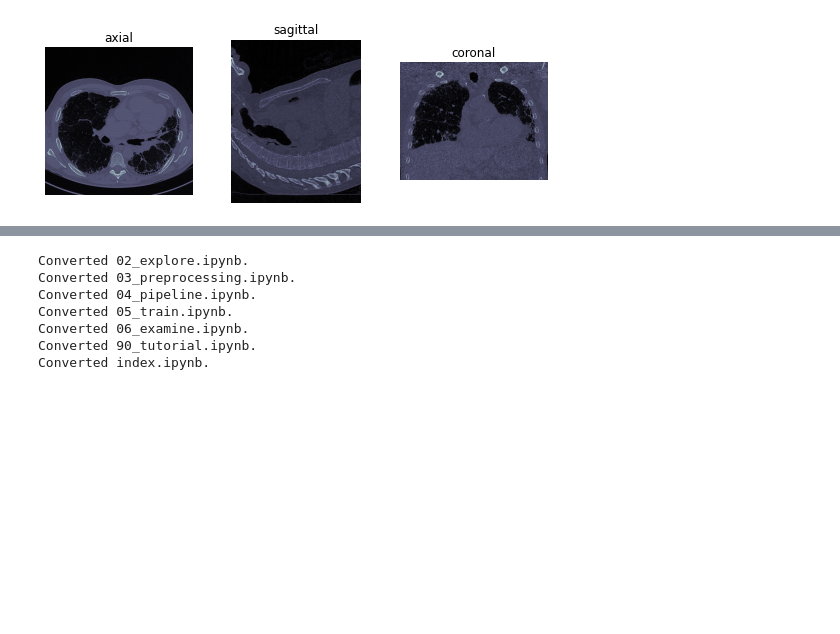
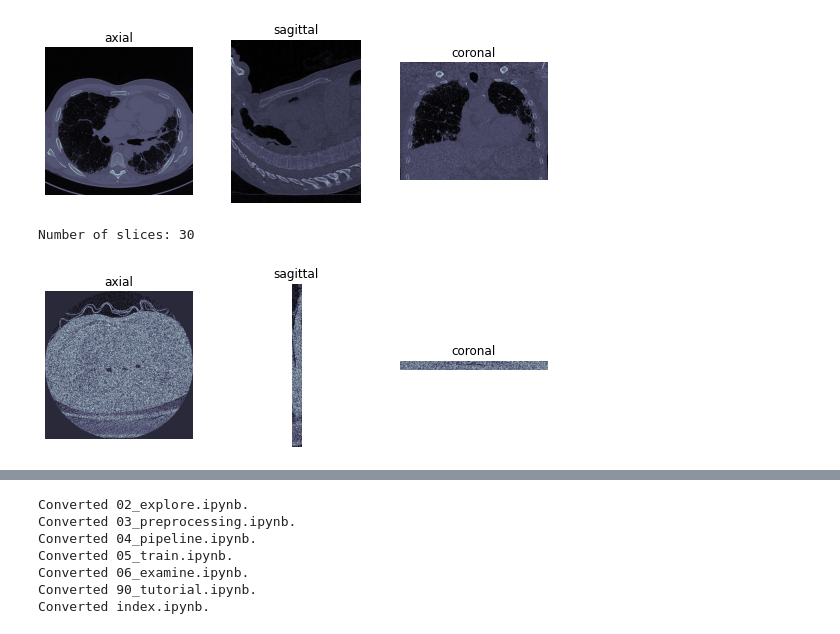
Before and after one commit to asvcode/fmi, a Jupyter notebook: nbs/02_explore.ipynb, the cells around one changed output, grey strips where cells are left out. Drawn from its saved outputs; the diff is of its cells as text; code cells hidden in the pictures; blank space fills up the shorter version.

Commit message:
show_aspects_update

```diff
--- a/nbs/02_explore.ipynb
+++ b/nbs/02_explore.ipynb
@@ -306,7 +306,7 @@ show_images([saved_ten[:,:,:], saved_ten[:,:,0], saved_ten[:,:,1], saved_ten[:,:
 Scans can be viewed in 3 planes, the Axial plane which divides head from feet, the Sagittal plane which runs between the eyes and the Coronal plane.  More can be found [here](http://dicomiseasy.blogspot.com/2013/06/getting-oriented-using-image-plane.html)
 # %%
 #export
-def show_aspects(fol: (L, str), show=False, save=False, save_path=None):
+def show_aspects(fol: (L, str), show=False, save=False, save_path=None, atype=np.float32):
     "View axial, sagittal and coronal planes"
     if isinstance(fol, str): fol = get_dicom_files(fol)
     if isinstance(fol, L): fol = fol
@@ -322,23 +322,29 @@ def show_aspects(fol: (L, str), show=False, save=False, save_path=None):
         img3d = np.zeros(img_shape)
         for i, s in enumerate(slices):
             img2d = s.pixel_array; img3d[:, :, i] = img2d
-        axial = img3d[:, :, img_shape[2]//2]
-        sagittal = img3d[:, img_shape[1]//2, :]
-        coronal = img3d[img_shape[0]//2, :, :].T
+        axial = img3d[:, :, img_shape[2]//2].astype(atype)
+        sagittal = img3d[:, img_shape[1]//2, :].astype(atype)
+        coronal = img3d[img_shape[0]//2, :, :].T.astype(atype)
         print(f'Number of slices: {len(fol)}')
         if show is not False: show_images([axial, sagittal, coronal], titles=('axial', 'sagittal', 'coronal'))
         if save is not False:
             if not os.path.exists(save_path):
                 os.makedirs(save_path)
-            imageio.imwrite(f'{save_path}/axial.jpg', axial)
-            imageio.imwrite(f'{save_path}/sagittall.jpg', sagittal)
-            imageio.imwrite(f'{save_path}/coronal.jpg', coronal)
+            imageio.imwrite(f'{save_path}/axial.jpg', axial.astype(atype))
+            imageio.imwrite(f'{save_path}/sagittall.jpg', sagittal.astype(atype))
+            imageio.imwrite(f'{save_path}/coronal.jpg', coronal.astype(atype))
 # %%
 #hide
 source = 'D:/Datasets/osic-pulmonary-fibrosis-progression'
 test = f'{source}/train/ID00186637202242472088675'
+test30 = f'{source}/train/ID00007637202177411956430'
 # %%
 show_aspects(test, show=True, save=False, save_path='D:\Datasets\osic-pulmonary-fibrosis-progression')
 # %% [output]
 Number of slices: 408
 [figure]
+# %%
+show_aspects(test30, show=True, atype=np.uint8)
+# %% [output]
+Number of slices: 30
+[figure, added]
```
Also changed, not shown: parts of 2 cells of this notebook, 2 other files.
